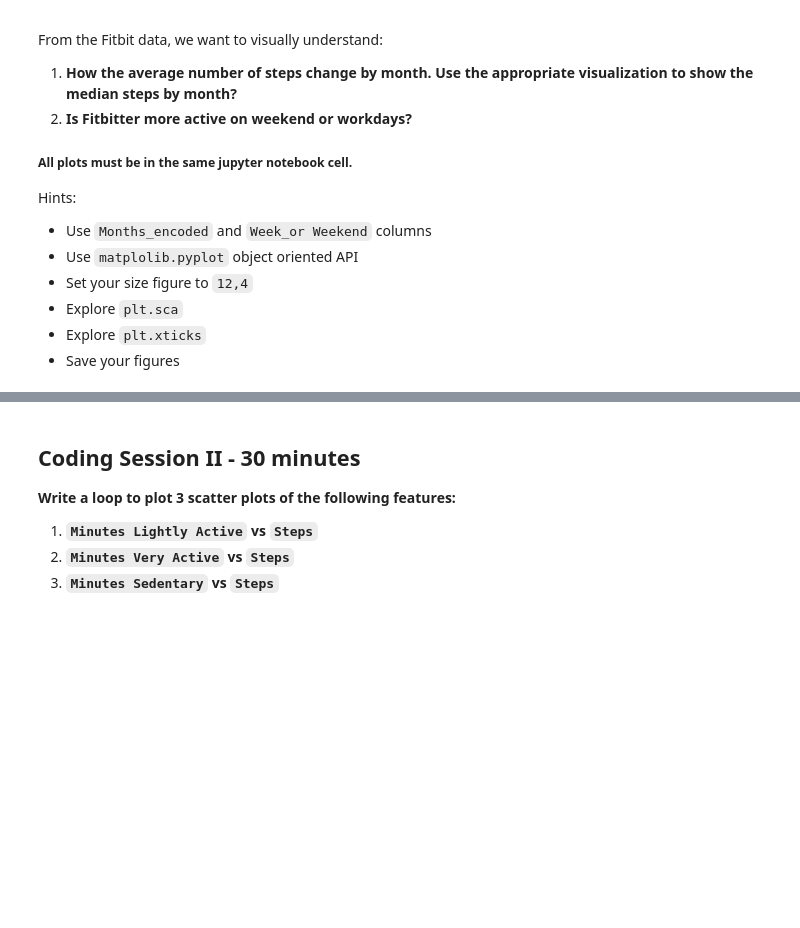
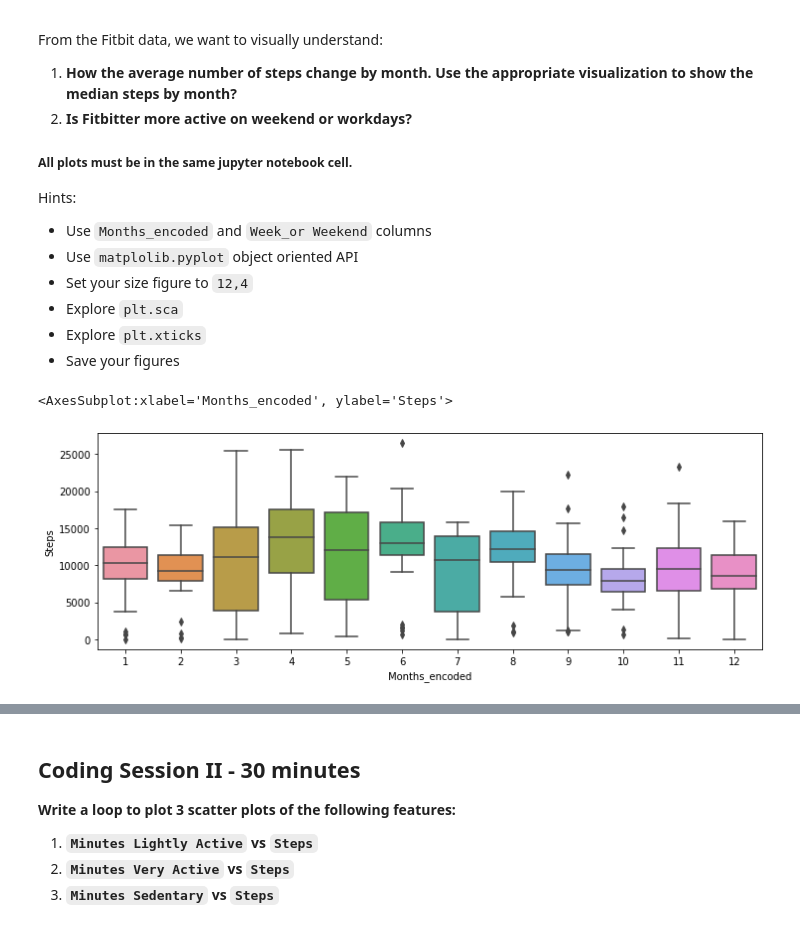
Before and after one commit to Ironhack-Data-Madrid-Enero-2021/lab-visualization-extra, a Jupyter notebook: challenge-1.ipynb, the cells around one changed output, grey strips where cells are left out. Drawn from its saved outputs; the diff is of its cells as text; code cells hidden in the pictures; blank space fills up the shorter version.

Commit message:
propuestas de visualization

```diff
--- a/challenge-1.ipynb
+++ b/challenge-1.ipynb
@@ -44,3 +47,8 @@ Hints:
 - Save your figures
 # %%
 # Driver 1 enter codes here
+plt.figure(figsize=(12,4))
+sns.boxplot(x="Months_encoded", y="Steps", data=fitbit)
+# %% [output]
+<AxesSubplot:xlabel='Months_encoded', ylabel='Steps'>
+[figure, added]
```
Also changed, not shown: parts of 5 cells of this notebook, 1 other file.
